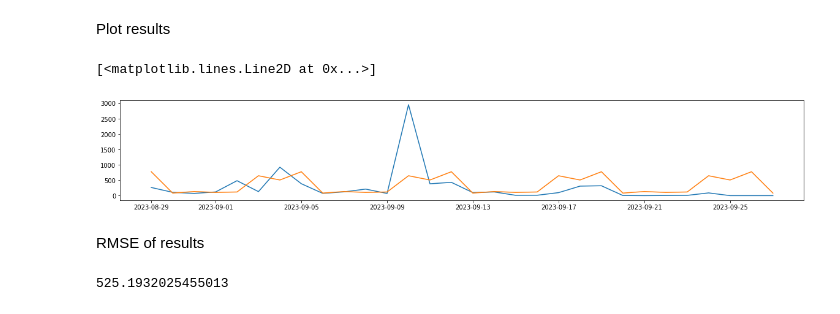
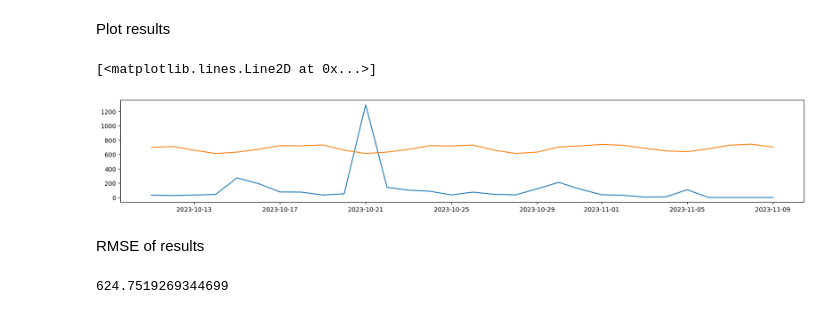
Before and after one commit to samuell07/timeseries-forecasting, a Jupyter notebook: covid_deaths/models/covid-deaths-automl.ipynb, the cells around one changed output. Drawn from its saved outputs; the diff is of its cells as text; code cells hidden in the pictures.

```diff
--- a/covid_deaths/models/covid-deaths-automl.ipynb
+++ b/covid_deaths/models/covid-deaths-automl.ipynb
@@ -14,12 +14,14 @@ from math import sqrt
 # %% [markdown]
 Load dataset
 # %%
-file_path = '../data/owid-covid-data.csv'
-df = pd.read_csv(file_path, parse_dates=True)[['date', 'new_deaths']]
-df["date"] = pd.to_datetime(df['date'], format='%Y-%m-%d')
+file_path = '../data/WHO-COVID-19-global-data.csv'
+date_column = 'Date_reported'
+target_column = 'New_deaths'
+df = pd.read_csv(file_path, parse_dates=True)[[date_column, target_column]]
+df[date_column] = pd.to_datetime(df[date_column], format='%Y-%m-%d')
 
-df = df.groupby('date').sum().reset_index()
-df.set_index('date', inplace=True)
+df = df.groupby(date_column).sum().reset_index()
+df.set_index(date_column, inplace=True)
 # %% [markdown]
 Create model
 # %%
@@ -50,7 +52,7 @@ Train test split, fit and prediction
 # %%
 train = df.iloc[:-30]
 test = df.iloc[-30:]
-model.fit(train['new_deaths'])
+model.fit(train[target_column])
 prediction = model.predict(forecast_length=30)
 # %% [output]
 Data frequency is: D, used frequency is: D
@@ -128,7 +189,7 @@ model = model.import_template(
     method="only",
     enforce_model_list=True,
 )
-model.fit(test['new_deaths'])
+model.fit(train[target_column])
 prediction = model.predict(forecast_length=30)
 # %% [output]
 Data frequency is: D, used frequency is: D
@@ -167,16 +292,16 @@ Plot results
 # %%
 %matplotlib inline
 fig,ax = plt.subplots(figsize=(20,3))
-ax.plot(test['new_deaths'])
+ax.plot(test[target_column])
 ax.plot(prediction.forecast)
 # %% [output]
 [<matplotlib.lines.Line2D at 0x...>]
-[figure, old version]
+[figure, new version]
 # %% [markdown]
 RMSE of results
 # %%
-test['new_deaths'].mean()
-rmse=sqrt(mean_squared_error(prediction.forecast,test['new_deaths']))
+test[target_column].mean()
+rmse=sqrt(mean_squared_error(prediction.forecast,test[target_column]))
 print(rmse)
 # %% [output]
-525.1932025455013
+624.7519269344699
```
Also changed, not shown: parts of 3 cells of this notebook, 12 other files.
